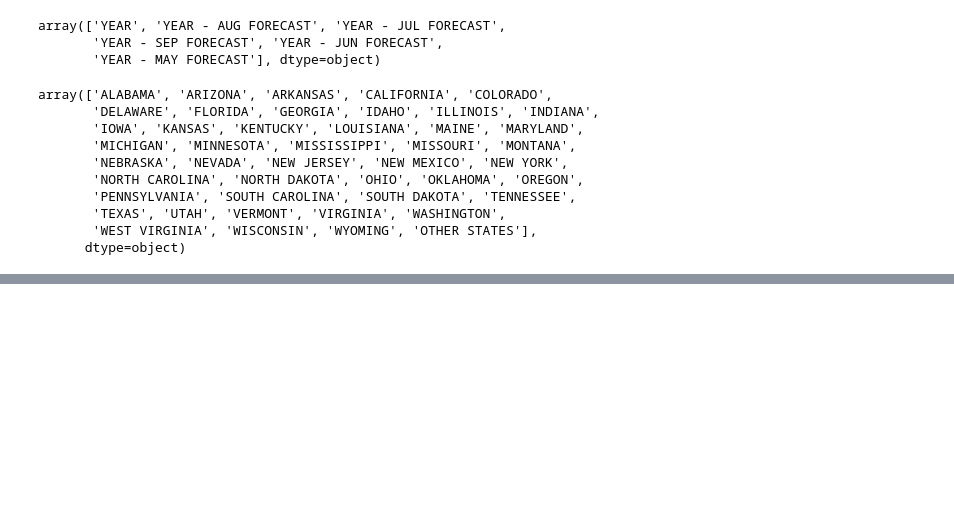
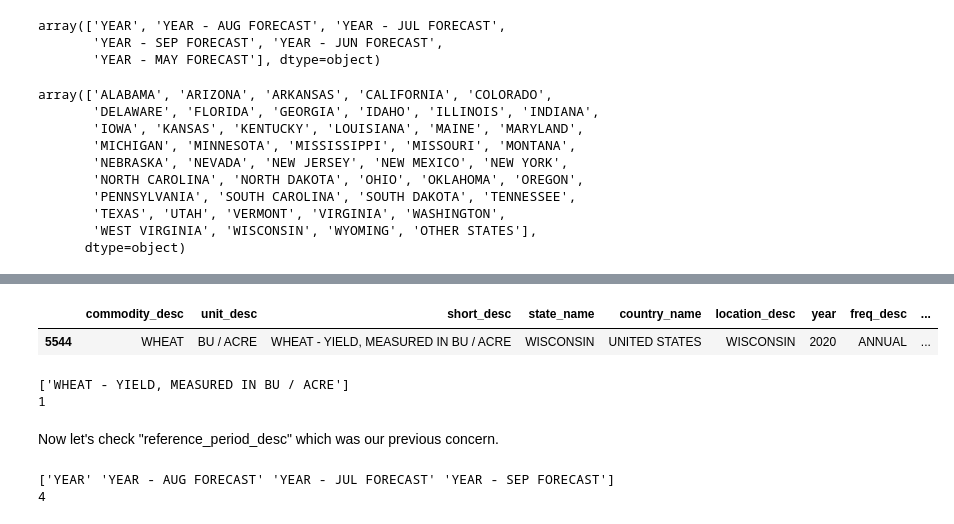
Before and after one commit to nickbartram/climate_agriculture_impact, a Jupyter notebook: crop_data.ipynb, the cells around one changed output, grey strips where cells are left out. Saved outputs shown, nothing was run; the diff lists cells and outputs as text; code cells hidden in the pictures; blank space fills up the shorter version.

```diff
--- a/crop_data.ipynb
+++ b/crop_data.ipynb
@@ -517,0 +599,27 @@ USDA_wheat_df.groupby(['year', 'state_name']).head()
+# %%
+# Try just Wisconsin
+USDA_wheat_2020_WS = USDA_wheat_df[
+    (USDA_wheat_df["year"] == 2020) &
+    (USDA_wheat_df["state_name"] == "WISCONSIN")
+]
+
+USDA_wheat_2020_WS
+# %% [output]
+|  | commodity_desc | unit_desc | short_desc | state_name | country_name | location_desc | year | freq_desc | ... |
+| 5544 | WHEAT | BU / ACRE | WHEAT - YIELD, MEASURED IN BU / ACRE | WISCONSIN | UNITED STATES | WISCONSIN | 2020 | ANNUAL | ... |
+# %%
+# Check out "short_desc" column
+print(USDA_wheat_df['short_desc'].unique())
+print(USDA_wheat_df['short_desc'].nunique())
+# %% [output]
+['WHEAT - YIELD, MEASURED IN BU / ACRE']
+1
+# %% [markdown]
+Now let's check "reference_period_desc" which was our previous concern.
+# %%
+# Check "reference_period_desc" column
+print(USDA_wheat_df['reference_period_desc'].unique())
+print(USDA_wheat_df['reference_period_desc'].nunique())
+# %% [output]
+['YEAR' 'YEAR - AUG FORECAST' 'YEAR - JUL FORECAST' 'YEAR - SEP FORECAST']
+4
```
Also changed, not shown: parts of 20 cells of this notebook.
